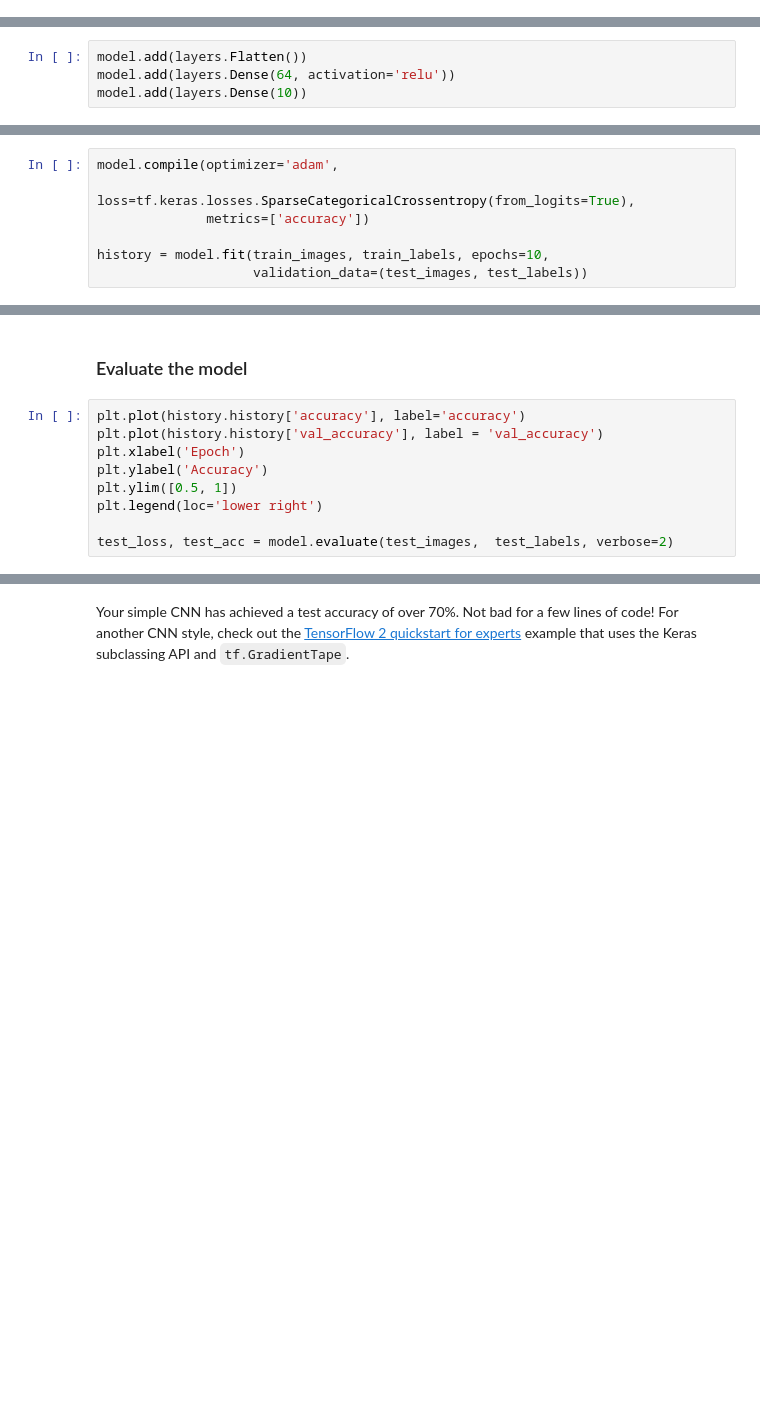
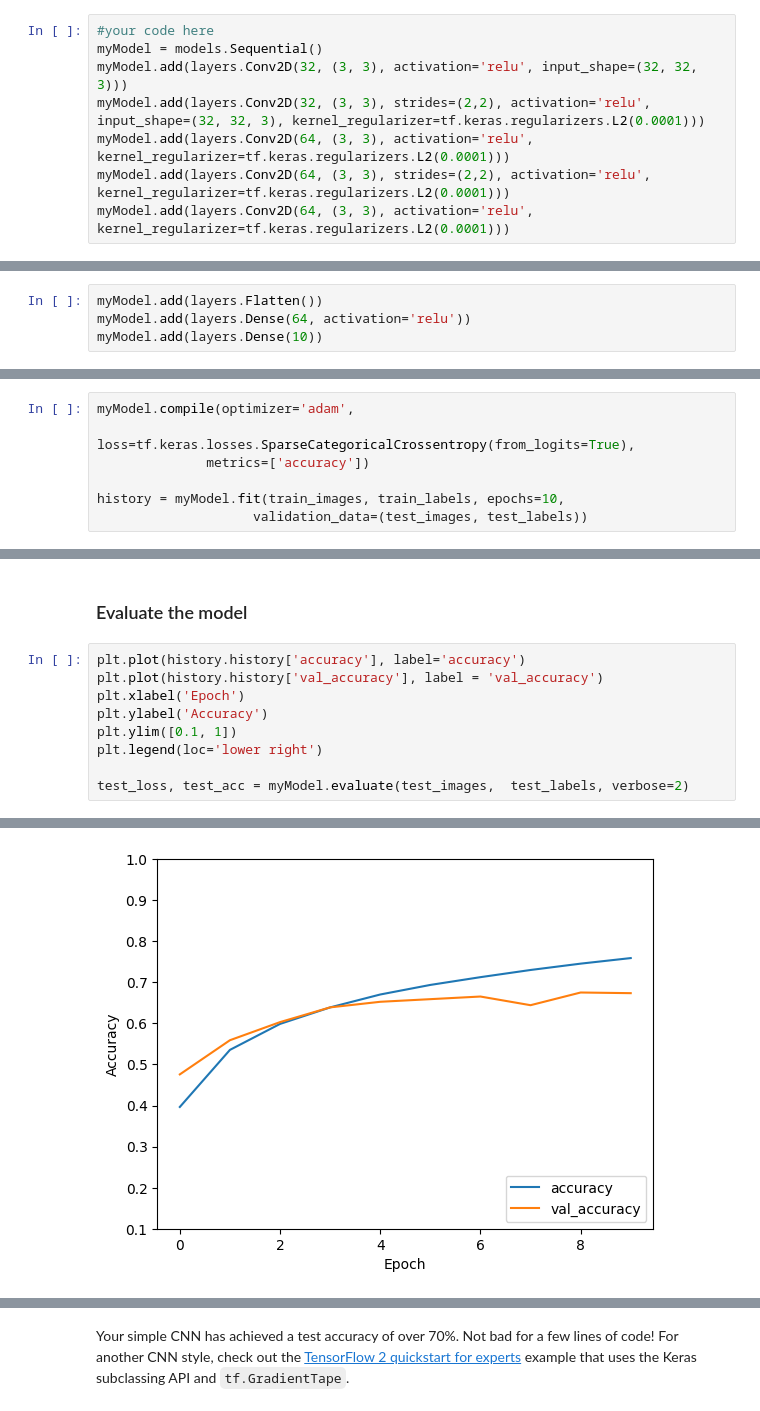
Before and after one commit to NickHaecker/Deep-Learning, a Jupyter notebook: Assign4_cnn.ipynb, the cells around one changed output, grey strips where cells are left out. Cells and saved outputs as stored; diff of their text form; blank space fills up the shorter version.

Commit message:
implemented conv2 layers with stride 2
instead of maxpool layers
should use smaller numbers for L2 and additional regulizars

```diff
--- a/Assign4_cnn.ipynb
+++ b/Assign4_cnn.ipynb
@@ -100,11 +125,19 @@ Instead of using max-pool layers to downsample you can use convolutions with str
+# %%
+#your code here
+myModel = models.Sequential()
+myModel.add(layers.Conv2D(32, (3, 3), activation='relu', input_shape=(32, 32, 3)))
+myModel.add(layers.Conv2D(32, (3, 3), strides=(2,2), activation='relu', input_shape=(32, 32, 3), kernel_regularizer=tf.keras.regularizers.L2(0.0001)))
+myModel.add(layers.Conv2D(64, (3, 3), activation='relu', kernel_regularizer=tf.keras.regularizers.L2(0.0001)))
+myModel.add(layers.Conv2D(64, (3, 3), strides=(2,2), activation='relu', kernel_regularizer=tf.keras.regularizers.L2(0.0001)))
+myModel.add(layers.Conv2D(64, (3, 3), activation='relu', kernel_regularizer=tf.keras.regularizers.L2(0.0001)))
 # %% [markdown]
 ### Add Dense layers on top
 
 To complete the model, you will feed the last output tensor from the convolutional base (of shape (4, 4, 64)) into one or more Dense layers to perform classification. Dense layers take vectors as input (which are 1D), while the current output is a 3D tensor. First, you will flatten (or unroll) the 3D output to 1D,  then add one or more Dense layers on top. CIFAR has 10 output classes, so you use a final Dense layer with 10 outputs.
 # %%
-model.add(layers.Flatten())
-model.add(layers.Dense(64, activation='relu'))
-model.add(layers.Dense(10))
+myModel.add(layers.Flatten())
+myModel.add(layers.Dense(64, activation='relu'))
+myModel.add(layers.Dense(10))
 # %% [markdown]
 Here's the complete architecture of your model:
 # %%
@@ -114,9 +165,9 @@ The network summary shows that (4, 4, 64) outputs were flattened into vectors of
 # %% [markdown]
 ### Compile and train the model
 # %%
-model.compile(optimizer='adam',
+myModel.compile(optimizer='adam',
               loss=tf.keras.losses.SparseCategoricalCrossentropy(from_logits=True),
               metrics=['accuracy'])
 
-history = model.fit(train_images, train_labels, epochs=10,
+history = myModel.fit(train_images, train_labels, epochs=10,
                     validation_data=(test_images, test_labels))
@@ -127,7 +199,8 @@ plt.plot(history.history['accuracy'], label='accuracy')
 plt.plot(history.history['val_accuracy'], label = 'val_accuracy')
 plt.xlabel('Epoch')
 plt.ylabel('Accuracy')
-plt.ylim([0.5, 1])
+plt.ylim([0.1, 1])
 plt.legend(loc='lower right')
 
-test_loss, test_acc = model.evaluate(test_images,  test_labels, verbose=2)
+test_loss, test_acc = myModel.evaluate(test_images,  test_labels, verbose=2)
+# %% [output]
@@ -134,2 +208,3 @@ test_loss, test_acc = model.evaluate(test_images,  test_labels, verbose=2)
+[figure, added]
 # %%
 print(test_acc)
```
Also changed, not shown: parts of 9 cells of this notebook.
